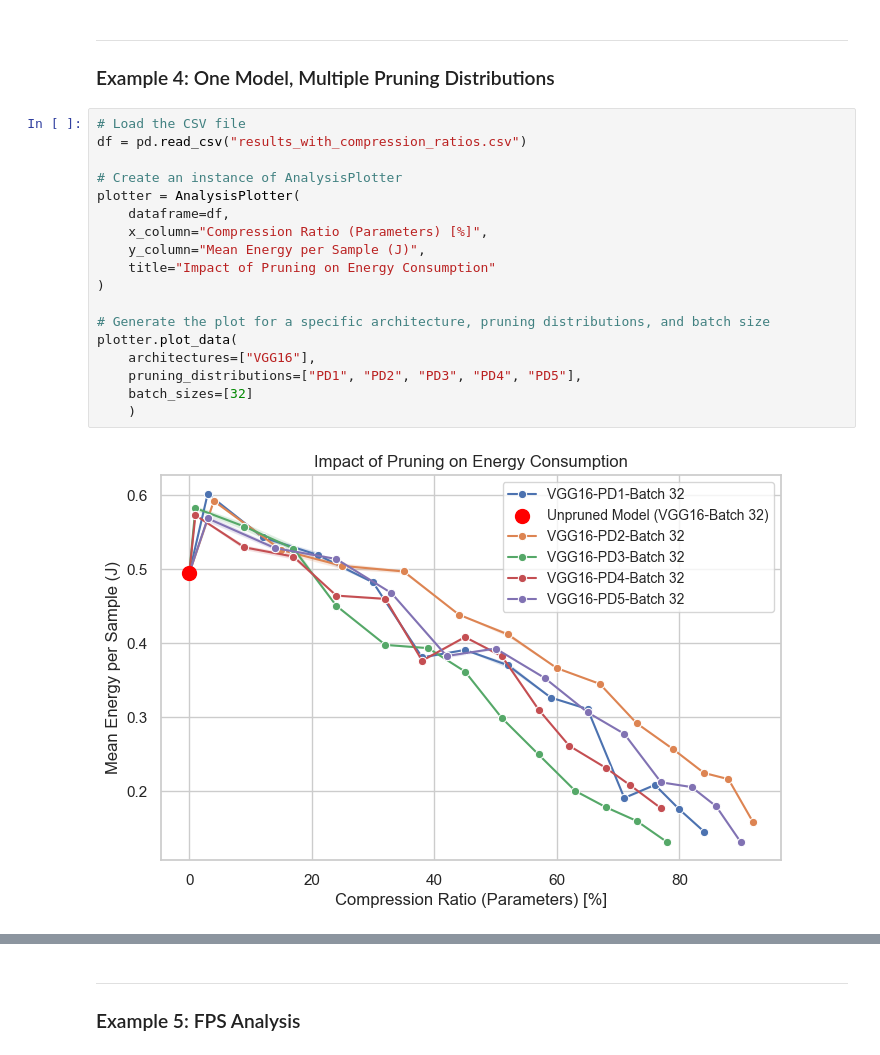
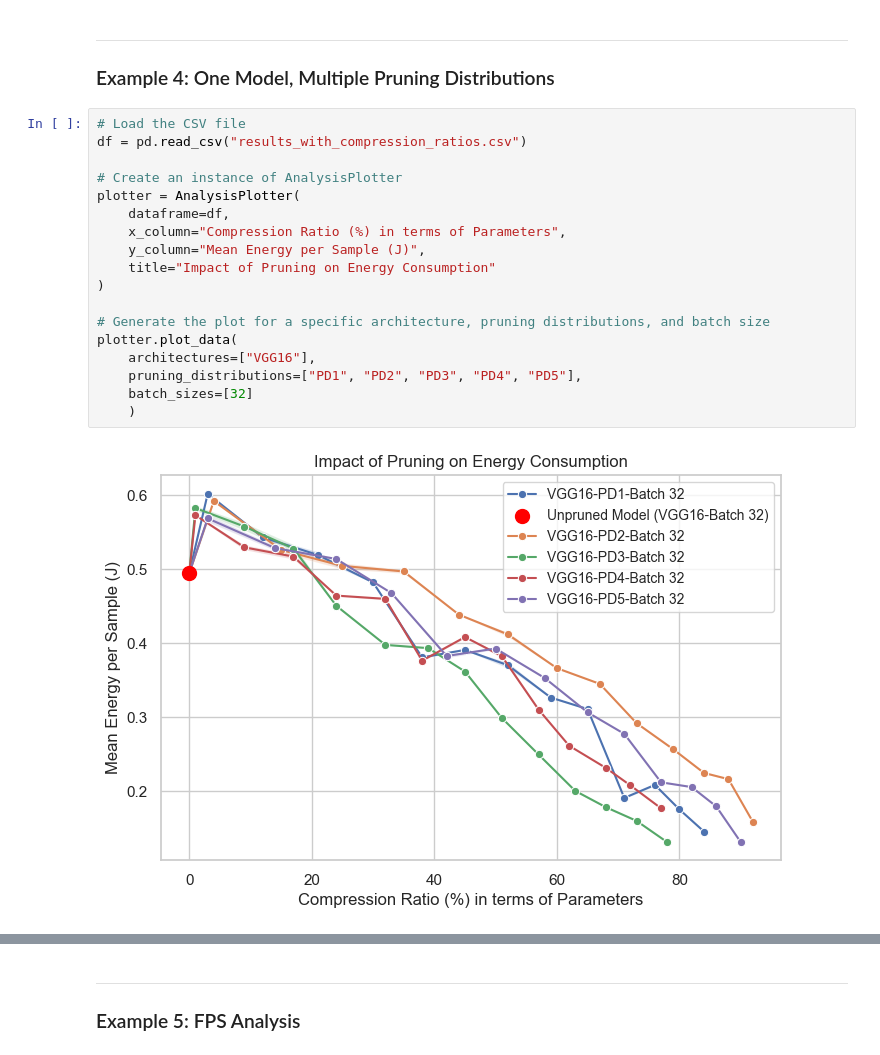
Before and after one commit to DEEP-CGPS/PruneEnergyAnalyzer, a Jupyter notebook: notebooks/4 - GENERATE_PLOTS.ipynb, the cells around one changed output, grey strips where cells are left out. Saved outputs shown, nothing was run; the diff lists cells and outputs as text.

```diff
--- a/notebooks/4 - GENERATE_PLOTS.ipynb
+++ b/notebooks/4 - GENERATE_PLOTS.ipynb
@@ -163,20 +163,20 @@ plotter.plot_data(
 # %%
 # Load the CSV file
 df = pd.read_csv("results_with_compression_ratios.csv")
 
 # Create an instance of AnalysisPlotter
 plotter = AnalysisPlotter(
     dataframe=df,
-    x_column="Compression Ratio (Parameters) [%]",
+    x_column="Compression Ratio (%) in terms of Parameters",
     y_column="Mean Energy per Sample (J)",
     title="Impact of Pruning on Energy Consumption"
 )
 
 # Generate the plot for a specific architecture, pruning distributions, and batch size
 plotter.plot_data(
     architectures=["VGG16"],
     pruning_distributions=["PD1", "PD2", "PD3", "PD4", "PD5"],
     batch_sizes=[32]
     )
 # %% [output]
-[figure, old version]
+[figure, new version]
```
Also changed, not shown: parts of 6 cells of this notebook, 3 other files.
